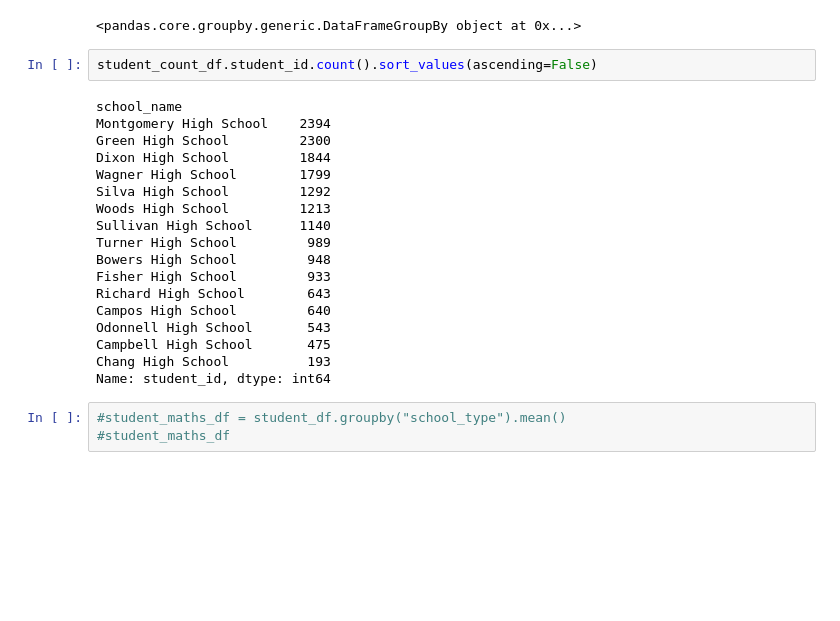
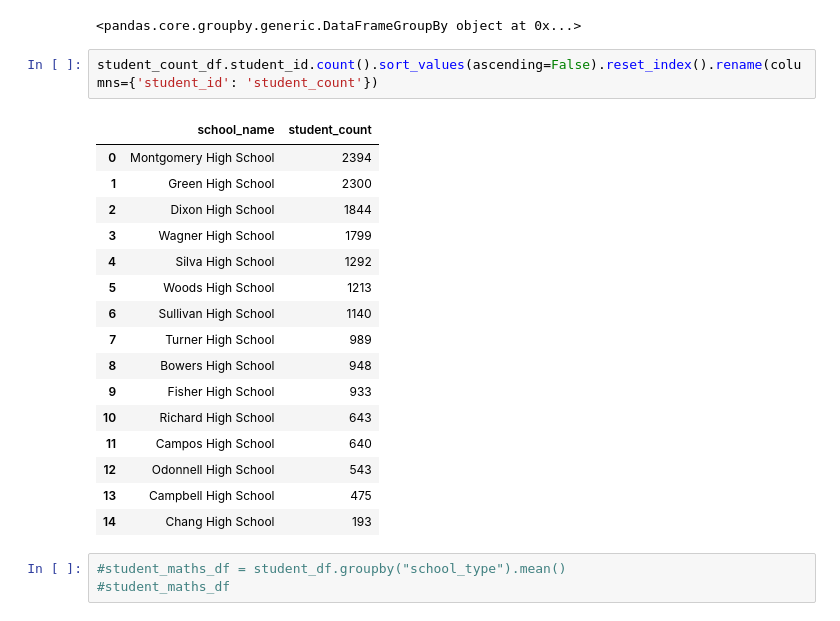
Before and after one commit to Cybercelt386/School_District_Analysis, a Jupyter notebook: challenge4.ipynb, the cells around one changed output. Cells and saved outputs as stored; diff of their text form; blank space fills up the shorter version.

```diff
--- a/challenge4.ipynb
+++ b/challenge4.ipynb
@@ -278,25 +278,24 @@ student_count_df
 # %% [output]
 <pandas.core.groupby.generic.DataFrameGroupBy object at 0x...>
 # %%
-student_count_df.student_id.count().sort_values(ascending=False)
+student_count_df.student_id.count().sort_values(ascending=False).reset_index().rename(columns={'student_id': 'student_count'})
 # %% [output]
-school_name
-Montgomery High School    2394
-Green High School         2300
-Dixon High School         1844
-Wagner High School        1799
-Silva High School         1292
-Woods High School         1213
-Sullivan High School      1140
-Turner High School         989
-Bowers High School         948
-Fisher High School         933
-Richard High School        643
-Campos High School         640
-Odonnell High School       543
-Campbell High School       475
-Chang High School          193
-Name: student_id, dtype: int64
+|  | school_name | student_count |
+| 0 | Montgomery High School | 2394 |
+| 1 | Green High School | 2300 |
+| 2 | Dixon High School | 1844 |
+| 3 | Wagner High School | 1799 |
+| 4 | Silva High School | 1292 |
+| 5 | Woods High School | 1213 |
+| 6 | Sullivan High School | 1140 |
+| 7 | Turner High School | 989 |
+| 8 | Bowers High School | 948 |
+| 9 | Fisher High School | 933 |
+| 10 | Richard High School | 643 |
+| 11 | Campos High School | 640 |
+| 12 | Odonnell High School | 543 |
+| 13 | Campbell High School | 475 |
+| 14 | Chang High School | 193 |
 # %%
 #student_maths_df = student_df.groupby("school_type").mean()
 #student_maths_df
```
Also changed, not shown: parts of 1 cell of this notebook.
